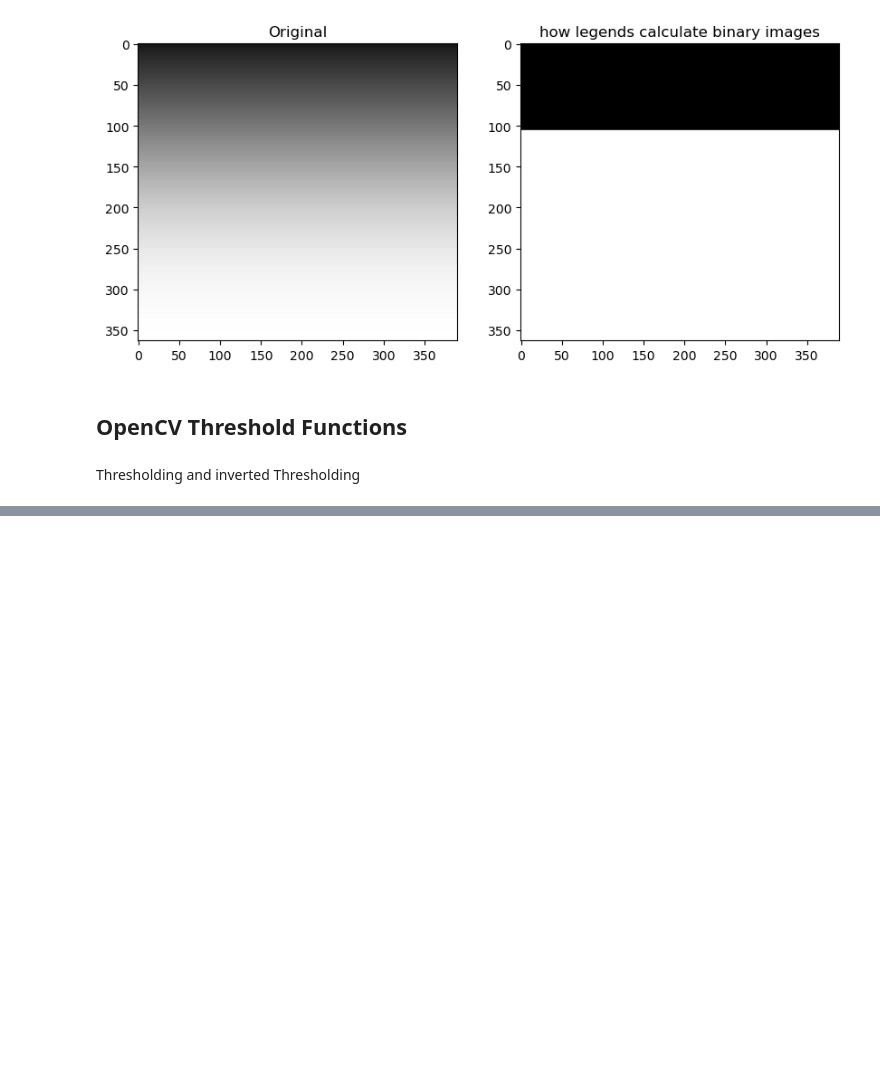
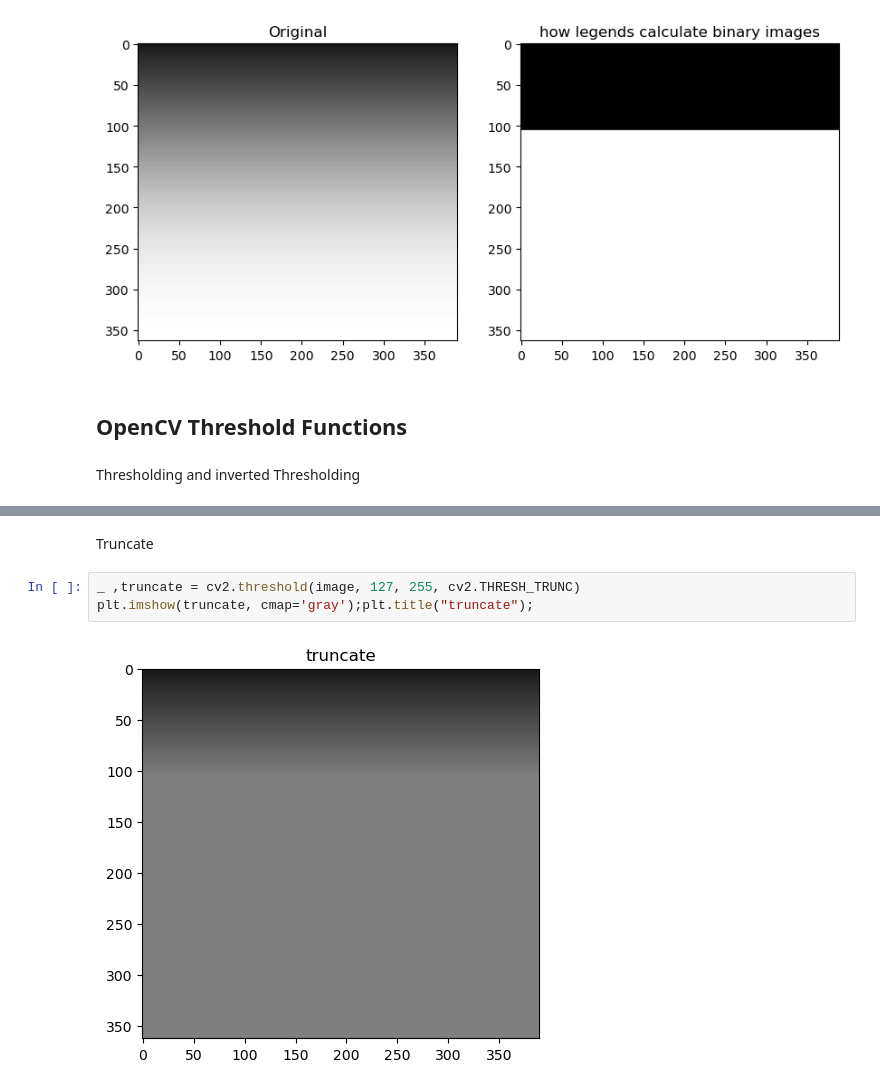
Before and after one commit to Abtinz/Computer-Vision-OpenCV-Yolo, a Jupyter notebook: OpenCV/binary processing/thresholding/simple_thresholding.ipynb, the cells around one changed output, grey strips where cells are left out. Cells and saved outputs as stored; diff of their text form; blank space fills up the shorter version.

Commit message:
truncate

```diff
--- a/OpenCV/binary processing/thresholding/simple_thresholding.ipynb
+++ b/OpenCV/binary processing/thresholding/simple_thresholding.ipynb
@@ -28,0 +30,7 @@ Text(0.5, 1.0, 'Threshold - Binary Inverse')
+# %% [markdown]
+Truncate
+# %%
+_ ,truncate = cv2.threshold(image, 127, 255, cv2.THRESH_TRUNC)
+plt.imshow(truncate, cmap='gray');plt.title("truncate");
+# %% [output]
+[figure, added]
```
Also changed, not shown: parts of 2 cells of this notebook.
